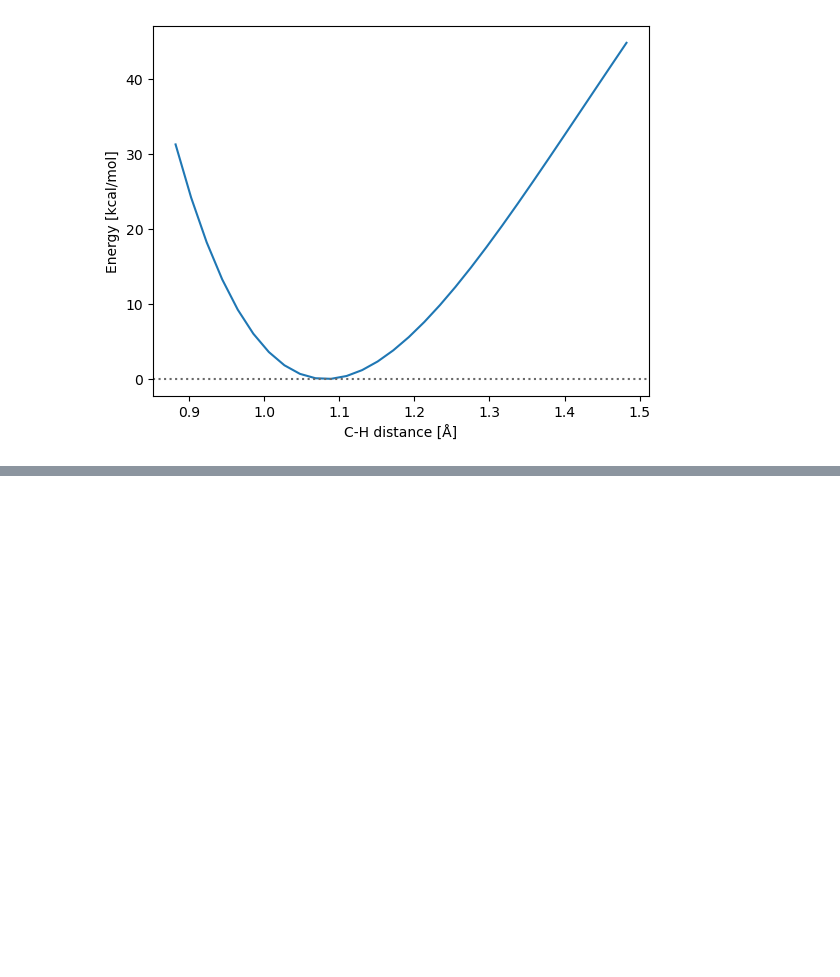
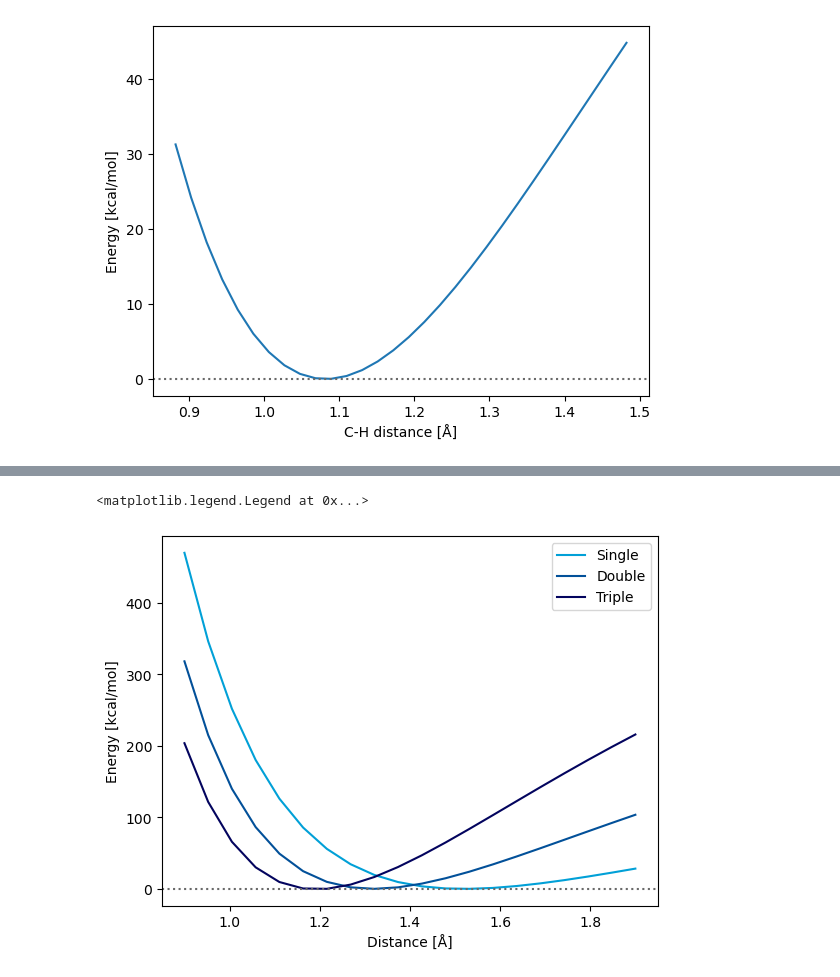
Before and after one commit to oasci-bc/cadd, a Jupyter notebook: docs/appendices/qc-data/bonds/index.ipynb, the cells around one changed output, grey strips where cells are left out. Cells and saved outputs as stored; diff of their text form; code cells hidden in the pictures; blank space fills up the shorter version.

```diff
--- a/docs/appendices/qc-data/bonds/index.ipynb
+++ b/docs/appendices/qc-data/bonds/index.ipynb
@@ -177,0 +254,32 @@ df.to_csv("meoh-ch-scan.csv", index=False)
+# %%
+r_ethyne_energies = np.empty(r_bond_order_scan.shape)
+
+# ethyne
+mol = gto.Mole()
+mol.unit = "Angstrom"
+mol.basis = "cc-pvtz"
+mol.verbose = 1
+for i, r in enumerate(r_bond_order_scan):
+    mol.atom = get_ethyne_string(r_cc=r)
+    mol.build()
+    mf = scf.RHF(mol)
+    mf.conv_tol = 1e-12
+    mf.run()
+    mycc = ci.CISD(mf)
+    mycc.run()
+    r_ethyne_energies[i] = mycc.e_tot
+r_ethyne_energies *= HARTREE2KCALMOL
+r_ethyne_energies -= np.min(r_ethyne_energies)
+df = pd.DataFrame({"r": r_bond_order_scan, "e": r_ethyne_energies})
+df.to_csv("ethyne-scan.csv", index=False)
+# %%
+plt.plot(r_bond_order_scan, r_ethane_energies, color="#01a0d7", label="Single")
+plt.plot(r_bond_order_scan, r_ethene_energies, color="#025099", label="Double")
+plt.plot(r_bond_order_scan, r_ethyne_energies, color="#03045e", label="Triple")
+plt.xlabel("Distance [Å]")
+plt.ylabel("Energy [kcal/mol]")
+plt.axhline(y=0, color="dimgrey", linestyle=":")
+plt.legend()
+# %% [output]
+<matplotlib.legend.Legend at 0x...>
+[figure, added]
```
Also changed, not shown: parts of 8 cells of this notebook, 3 other files.
